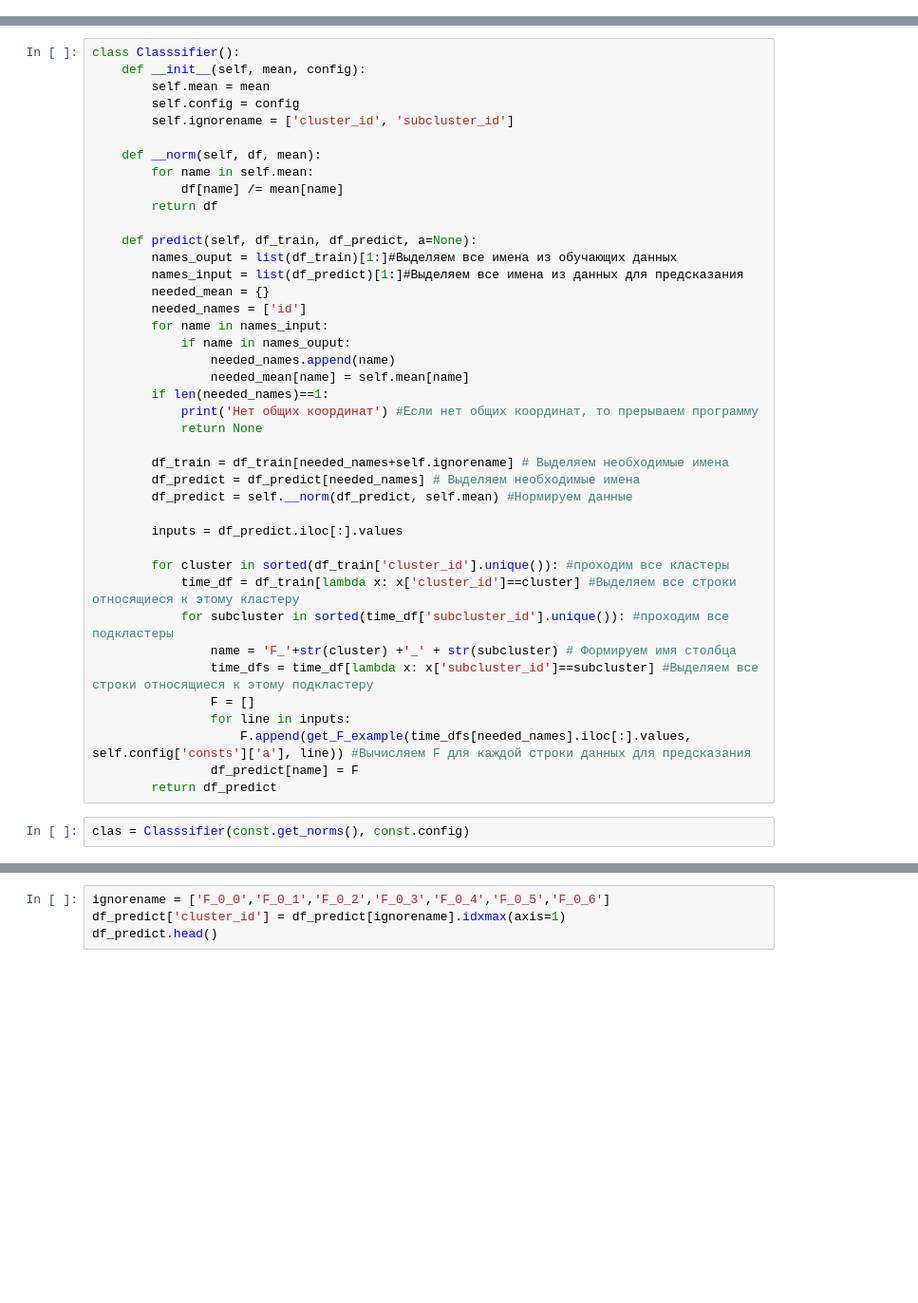
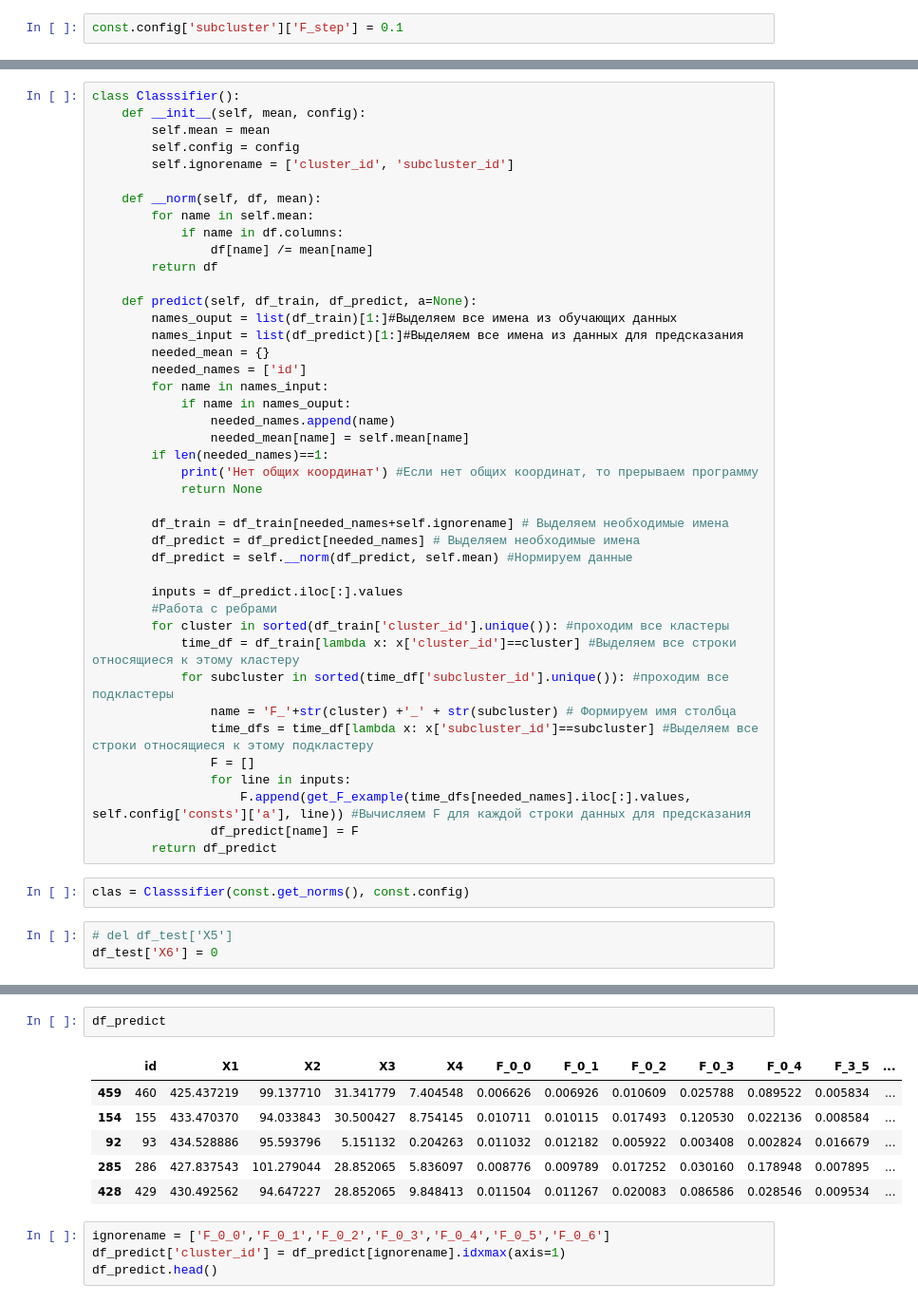
Before and after one commit to Jack55rus/clusters, a Jupyter notebook: Pipeline.ipynb, the cells around one changed output, grey strips where cells are left out. Shown at 95% size. Drawn from its saved outputs; the diff is of its cells as text; blank space fills up the shorter version.

```diff
--- a/Pipeline.ipynb
+++ b/Pipeline.ipynb
@@ -132,5 +275,7 @@ fig.show()
 # %% [markdown]
 # Subcluster
+# %%
+const.config['subcluster']['F_step'] = 0.1
 # %%
 sub = Subclusters(const.config)
 # %%
@@ -155,7 +314,8 @@ class Classsifier():
 
     def __norm(self, df, mean):
         for name in self.mean:
-            df[name] /= mean[name]
+            if name in df.columns:
+                df[name] /= mean[name]
         return df
 
     def predict(self, df_train, df_predict, a=None):
@@ -176,7 +336,7 @@ class Classsifier():
         df_predict = self.__norm(df_predict, self.mean) #Нормируем данные
 
         inputs = df_predict.iloc[:].values
-
+        #Работа с ребрами
         for cluster in sorted(df_train['cluster_id'].unique()): #проходим все кластеры
             time_df = df_train[lambda x: x['cluster_id']==cluster] #Выделяем все строки относящиеся к этому кластеру
             for subcluster in sorted(time_df['subcluster_id'].unique()): #проходим все подкластеры
@@ -189,3 +349,6 @@ class Classsifier():
         return df_predict
 # %%
 clas = Classsifier(const.get_norms(), const.config)
+# %%
+# del df_test['X5']
+df_test['X6'] = 0
@@ -196,3 +381,12 @@ df.head()
+# %%
+df_predict
+# %% [output]
+|  | id | X1 | X2 | X3 | X4 | F_0_0 | F_0_1 | F_0_2 | F_0_3 | F_0_4 | F_3_5 | ... |
+| 459 | 460 | 425.437219 | 99.137710 | 31.341779 | 7.404548 | 0.006626 | 0.006926 | 0.010609 | 0.025788 | 0.089522 | 0.005834 | ... |
+| 154 | 155 | 433.470370 | 94.033843 | 30.500427 | 8.754145 | 0.010711 | 0.010115 | 0.017493 | 0.120530 | 0.022136 | 0.008584 | ... |
+| 92 | 93 | 434.528886 | 95.593796 | 5.151132 | 0.204263 | 0.011032 | 0.012182 | 0.005922 | 0.003408 | 0.002824 | 0.016679 | ... |
+| 285 | 286 | 427.837543 | 101.279044 | 28.852065 | 5.836097 | 0.008776 | 0.009789 | 0.017252 | 0.030160 | 0.178948 | 0.007895 | ... |
+| 428 | 429 | 430.492562 | 94.647227 | 28.852065 | 9.848413 | 0.011504 | 0.011267 | 0.020083 | 0.086586 | 0.028546 | 0.009534 | ... |
 # %%
 ignorename = ['F_0_0','F_0_1','F_0_2','F_0_3','F_0_4','F_0_5','F_0_6']
 df_predict['cluster_id'] = df_predict[ignorename].idxmax(axis=1)
```
Also changed, not shown: parts of 33 cells of this notebook, 5 other files.
